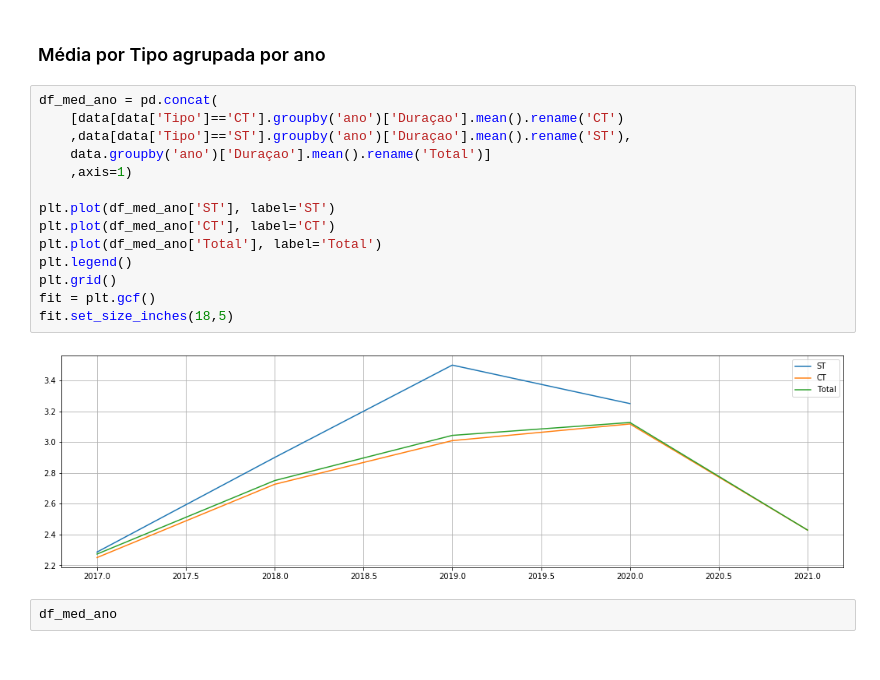
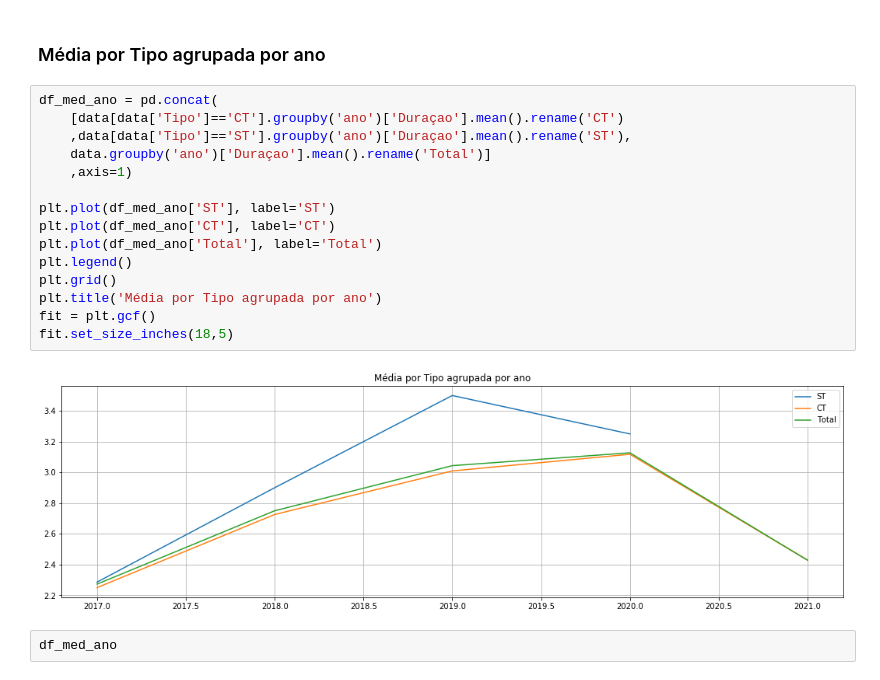
Before and after one commit to jcalheir/efc_slotss, a Jupyter notebook: slot_time/etl_jup.ipynb, the cells around one changed output. Drawn from its saved outputs; the diff is of its cells as text.

```diff
--- a/slot_time/etl_jup.ipynb
+++ b/slot_time/etl_jup.ipynb
@@ -229,19 +232,20 @@ df_med_mes
 # %%
 df_med_ano = pd.concat(
     [data[data['Tipo']=='CT'].groupby('ano')['Duraçao'].mean().rename('CT')
     ,data[data['Tipo']=='ST'].groupby('ano')['Duraçao'].mean().rename('ST'),
     data.groupby('ano')['Duraçao'].mean().rename('Total')]
     ,axis=1)
 
 plt.plot(df_med_ano['ST'], label='ST')
 plt.plot(df_med_ano['CT'], label='CT')
 plt.plot(df_med_ano['Total'], label='Total')
 plt.legend()
 plt.grid()
+plt.title('Média por Tipo agrupada por ano')
 fit = plt.gcf()
 fit.set_size_inches(18,5)
 # %% [output]
-[figure, old version]
+[figure, new version]
 # %%
 df_med_ano
 # %% [output]
```
Also changed, not shown: parts of 3 cells of this notebook.
